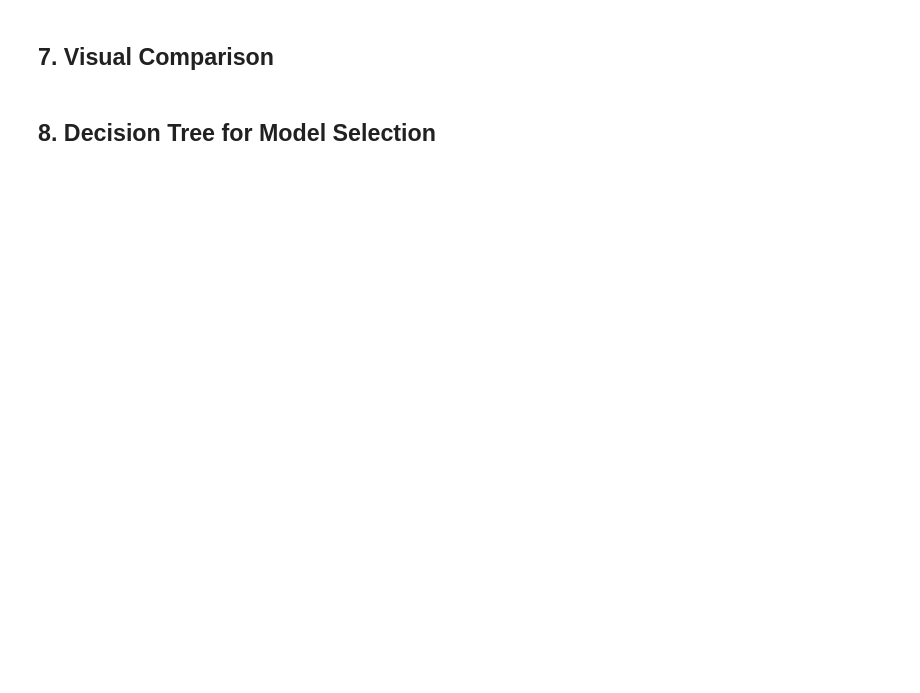
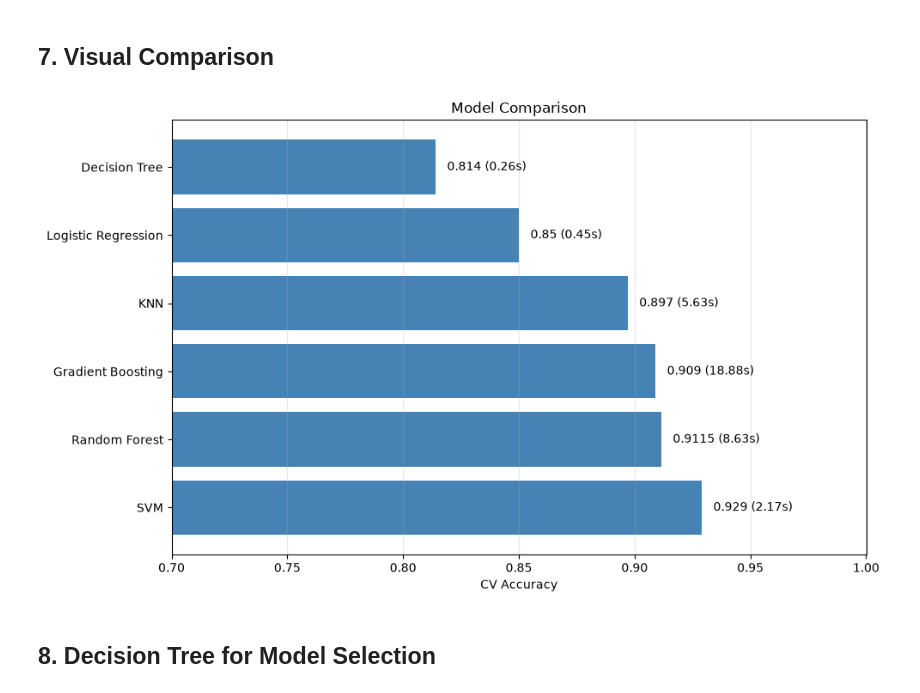
Before and after one commit to 5at4am/complete-data-science, a Jupyter notebook: notebooks/05_machine_learning/05_31_model_selection.ipynb, the cells around one changed output. Saved outputs shown, nothing was run; the diff lists cells and outputs as text; code cells hidden in the pictures; blank space fills up the shorter version.

```diff
--- a/notebooks/05_machine_learning/05_31_model_selection.ipynb
+++ b/notebooks/05_machine_learning/05_31_model_selection.ipynb
@@ -80,19 +90,21 @@ print(results_df.to_string(index=False))
 # %%
 fig, ax = plt.subplots(figsize=(10, 6))
 models_list = results_df["Model"].tolist()
 accs = results_df["CV Accuracy"].tolist()
-times = results_df["Time (s)").tolist()
+times = results_df["Time (s)"].tolist()
 
 ax.barh(models_list, accs, color="steelblue")
 ax.set_xlabel("CV Accuracy")
 ax.set_title("Model Comparison")
 ax.set_xlim(0.7, 1.0)
 for i, (acc, t) in enumerate(zip(accs, times)):
     ax.text(acc + 0.005, i, str(acc) + " (" + str(t) + "s)", va="center")
 ax.grid(True, alpha=0.3, axis="x")
 plt.tight_layout()
 plt.savefig("model_comparison.png", dpi=100, bbox_inches="tight")
 plt.show()
+# %% [output]
+[figure, added]
 # %% [markdown]
 ## 8. Decision Tree for Model Selection
 # %%
```
Also changed, not shown: parts of 6 cells of this notebook, 7 other files.
